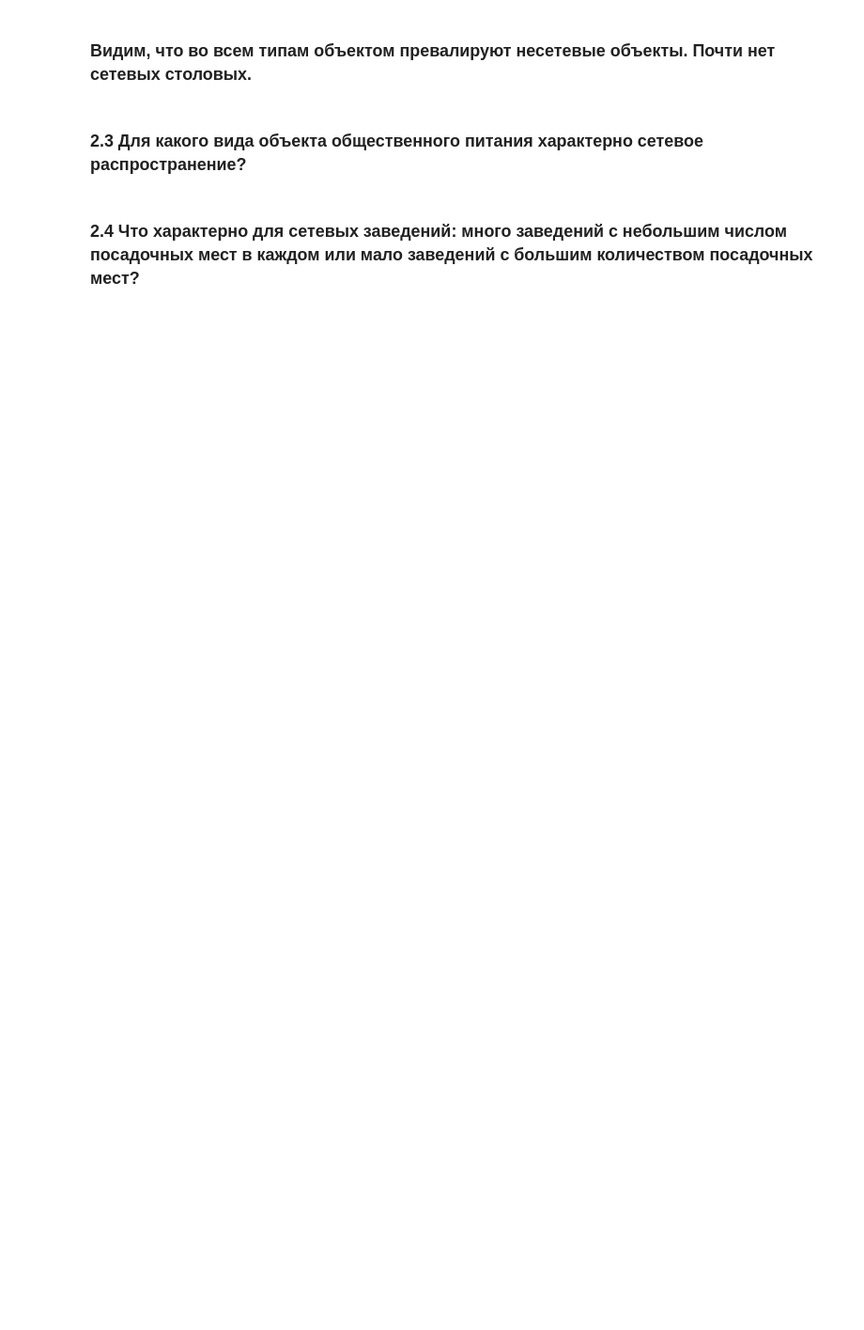
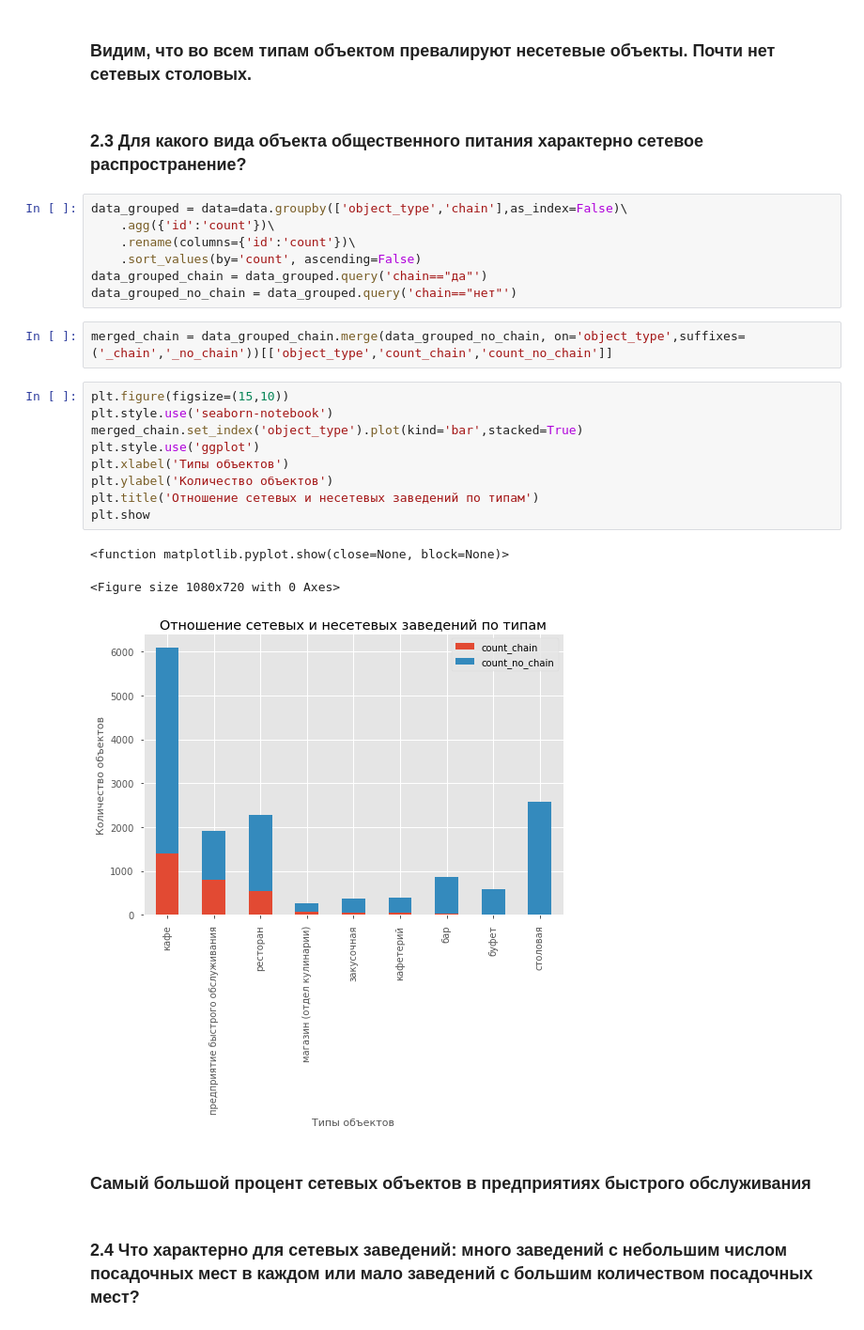
Before and after one commit to kbzunder/Yandex_Practicum_Projects, a Jupyter notebook: project_14_visualization.ipynb, the cells around one changed output. Shown at 94% size. Cells and saved outputs as stored; diff of their text form; blank space fills up the shorter version.

```diff
--- a/project_14_visualization.ipynb
+++ b/project_14_visualization.ipynb
@@ -112,6 +127,30 @@ plt.show()
 # %% [markdown]
 <a id='three-three'></a>
 ### 2.3 Для какого вида объекта общественного питания характерно сетевое распространение?
+# %%
+data_grouped = data=data.groupby(['object_type','chain'],as_index=False)\
+    .agg({'id':'count'})\
+    .rename(columns={'id':'count'})\
+    .sort_values(by='count', ascending=False)
+data_grouped_chain = data_grouped.query('chain=="да"')
+data_grouped_no_chain = data_grouped.query('chain=="нет"')
+# %%
+merged_chain = data_grouped_chain.merge(data_grouped_no_chain, on='object_type',suffixes=('_chain','_no_chain'))[['object_type','count_chain','count_no_chain']]
+# %%
+plt.figure(figsize=(15,10))
+plt.style.use('seaborn-notebook')
+merged_chain.set_index('object_type').plot(kind='bar',stacked=True)
+plt.style.use('ggplot')
+plt.xlabel('Типы объектов')
+plt.ylabel('Количество объектов')
+plt.title('Отношение сетевых и несетевых заведений по типам')
+plt.show
+# %% [output]
+<function matplotlib.pyplot.show(close=None, block=None)>
+<Figure size 1080x720 with 0 Axes>
+[figure, added]
+# %% [markdown]
+### Самый большой процент сетевых объектов в предприятиях быстрого обслуживания
 # %% [markdown]
 <a id='three-four'></a>
 ### 2.4 Что характерно для сетевых заведений: много заведений с небольшим числом посадочных мест в каждом или мало заведений с большим количеством посадочных мест?
```
Also changed, not shown: parts of 14 cells of this notebook.
